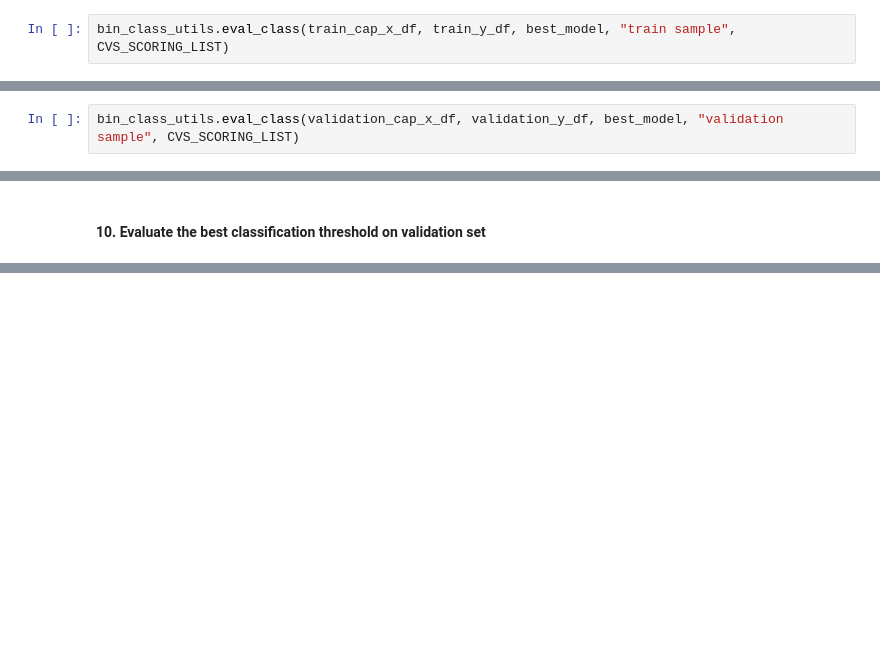
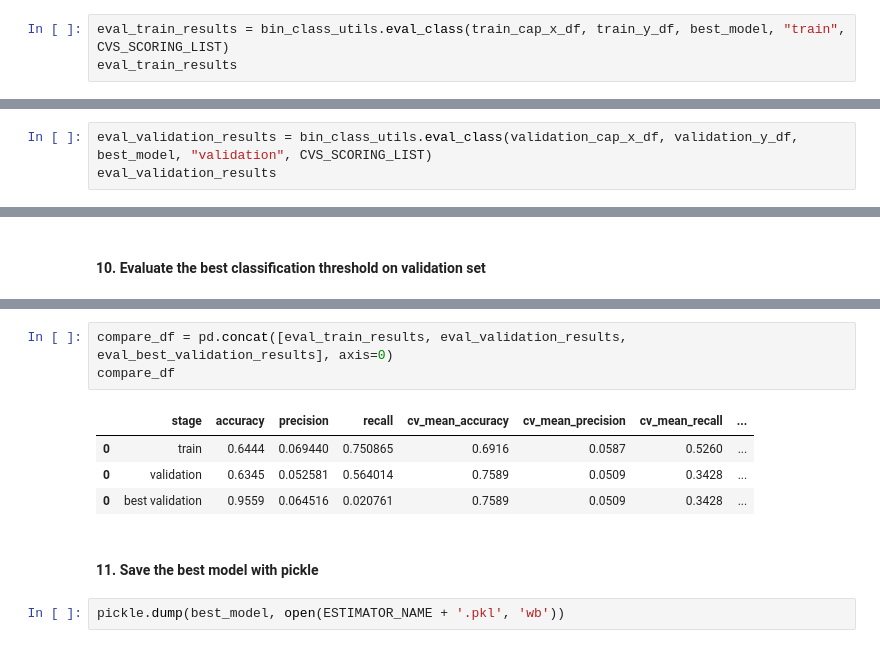
Before and after one commit to LiyangSong/Advertisement-CTR-Prediction, a Jupyter notebook: jupyter/model_ft_dt.ipynb, the cells around one changed output, grey strips where cells are left out. Drawn from its saved outputs; the diff is of its cells as text; blank space fills up the shorter version.

```diff
--- a/jupyter/model_ft_dt.ipynb
+++ b/jupyter/model_ft_dt.ipynb
@@ -116,5 +131,6 @@ Best estimator hyper parameters:
 # %% [markdown]
 #### 4. Evaluate hyperparameter-tuned estimator on train set
 # %%
-bin_class_utils.eval_class(train_cap_x_df, train_y_df, best_model, "train sample", CVS_SCORING_LIST)
+eval_train_results = bin_class_utils.eval_class(train_cap_x_df, train_y_df, best_model, "train", CVS_SCORING_LIST)
+eval_train_results
 # %% [output]
@@ -163,5 +181,6 @@ sample_df.shape: (8381, 36)
 validation_cap_x_df, validation_y_df = validation_df_sample.drop(columns=TARGET_ATTR), validation_df_sample[[TARGET_ATTR]]
 del validation_df_sample
 # %%
-bin_class_utils.eval_class(validation_cap_x_df, validation_y_df, best_model, "validation sample", CVS_SCORING_LIST)
+eval_validation_results = bin_class_utils.eval_class(validation_cap_x_df, validation_y_df, best_model, "validation", CVS_SCORING_LIST)
+eval_validation_results
 # %% [output]
@@ -367,3 +391,15 @@ Check Precision-Recall Curve and Average Precision Score
+# %%
+compare_df = pd.concat([eval_train_results, eval_validation_results, eval_best_validation_results], axis=0)
+compare_df
+# %% [output]
+|  | stage | accuracy | precision | recall | cv_mean_accuracy | cv_mean_precision | cv_mean_recall | ... |
+| 0 | train | 0.6444 | 0.069440 | 0.750865 | 0.6916 | 0.0587 | 0.5260 | ... |
+| 0 | validation | 0.6345 | 0.052581 | 0.564014 | 0.7589 | 0.0509 | 0.3428 | ... |
+| 0 | best validation | 0.9559 | 0.064516 | 0.020761 | 0.7589 | 0.0509 | 0.3428 | ... |
+# %% [markdown]
+#### 11. Save the best model with pickle
+# %%
+pickle.dump(best_model, open(ESTIMATOR_NAME + '.pkl', 'wb'))
 # %%
 end_time = time.time()
 print(f'Script run time: {(end_time - start_time)/60} minutes')
```
Also changed, not shown: parts of 14 cells of this notebook.
